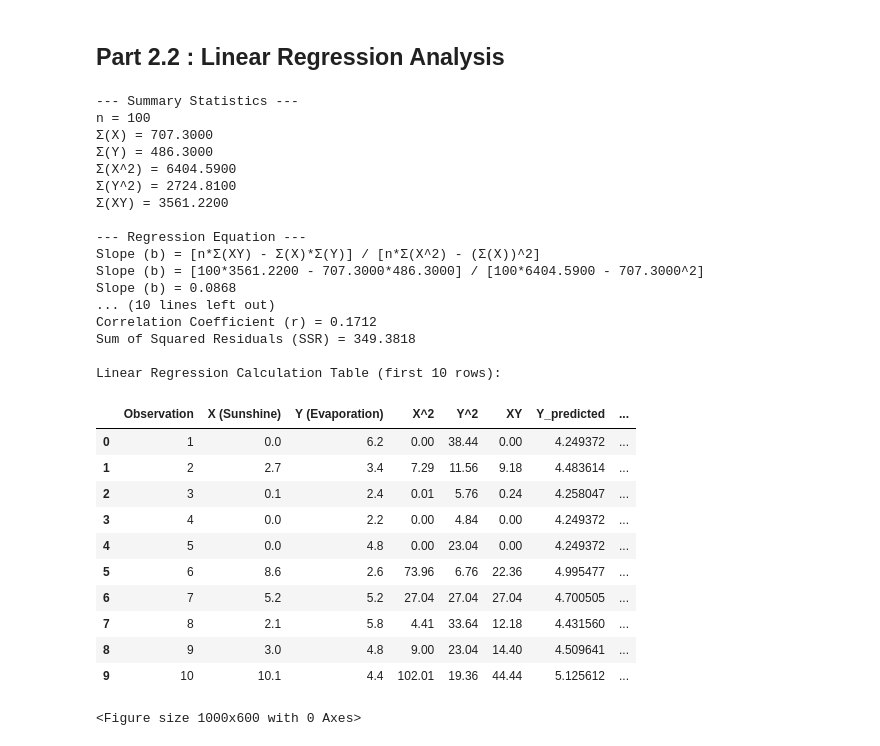
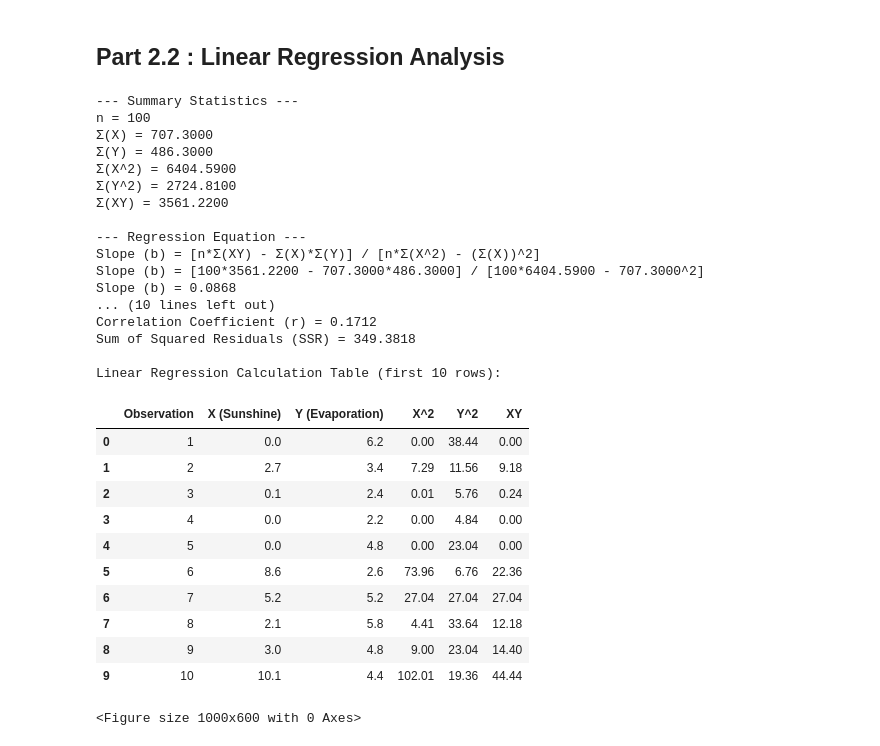
Before and after one commit to NotAlpha45/Statistics_Term_Paper, a Jupyter notebook: analysis.ipynb, the cells around one changed output. Drawn from its saved outputs; the diff is of its cells as text; code cells hidden in the pictures.

Commit message:
Refactor analysis notebook: remove unnecessary columns from regression table and export to Excel

```diff
--- a/analysis.ipynb
+++ b/analysis.ipynb
@@ -471,6 +471,9 @@ ss_total = ((regression_table['Y (Evaporation)'] - mean_y) ** 2).sum()
 ss_residual = regression_table['Residual^2'].sum()
 r_squared = 1 - (ss_residual / ss_total)
 
+# We only need these columns in the table
+regression_table = regression_table[['Observation', 'X (Sunshine)', 'Y (Evaporation)', 'X^2', 'Y^2', 'XY']]
+
 
 print(f"\n--- Summary Statistics ---")
 print(f"n = {n}")
@@ -489,41 +492,41 @@ print(f"Intercept (a) = {mean_y:.4f} - {slope:.4f}*{mean_x:.4f}")
 print(f"Intercept (a) = {intercept:.4f}")
 
 print(f"\n*** Regression Equation: Y = {intercept:.4f} + {slope:.4f}*X ***")
 print(f"*** Or: Evaporation = {intercept:.4f} + {slope:.4f}*Sunshine ***")
 
 print(f"\n--- Model Fit ---")
 print(f"R-squared (R²) = {r_squared:.4f}")
 print(f"Correlation Coefficient (r) = {np.sqrt(r_squared):.4f}")
 print(f"Sum of Squared Residuals (SSR) = {ss_residual:.4f}")
 
 print("\nLinear Regression Calculation Table (first 10 rows):")
 regression_table.head(10)
 # %% [output]
 --- Summary Statistics ---
 n = 100
 Σ(X) = 707.3000
 Σ(Y) = 486.3000
 Σ(X^2) = 6404.5900
 Σ(Y^2) = 2724.8100
 Σ(XY) = 3561.2200
 
 --- Regression Equation ---
 Slope (b) = [n*Σ(XY) - Σ(X)*Σ(Y)] / [n*Σ(X^2) - (Σ(X))^2]
 Slope (b) = [100*3561.2200 - 707.3000*486.3000] / [100*6404.5900 - 707.3000^2]
 Slope (b) = 0.0868
 ... (10 lines left out)
 Correlation Coefficient (r) = 0.1712
 Sum of Squared Residuals (SSR) = 349.3818
 
 Linear Regression Calculation Table (first 10 rows):
-|  | Observation | X (Sunshine) | Y (Evaporation) | X^2 | Y^2 | XY | Y_predicted | ... |
-| 0 | 1 | 0.0 | 6.2 | 0.00 | 38.44 | 0.00 | 4.249372 | ... |
-| 1 | 2 | 2.7 | 3.4 | 7.29 | 11.56 | 9.18 | 4.483614 | ... |
-| 2 | 3 | 0.1 | 2.4 | 0.01 | 5.76 | 0.24 | 4.258047 | ... |
-| 3 | 4 | 0.0 | 2.2 | 0.00 | 4.84 | 0.00 | 4.249372 | ... |
-| 4 | 5 | 0.0 | 4.8 | 0.00 | 23.04 | 0.00 | 4.249372 | ... |
-| 5 | 6 | 8.6 | 2.6 | 73.96 | 6.76 | 22.36 | 4.995477 | ... |
-| 6 | 7 | 5.2 | 5.2 | 27.04 | 27.04 | 27.04 | 4.700505 | ... |
-| 7 | 8 | 2.1 | 5.8 | 4.41 | 33.64 | 12.18 | 4.431560 | ... |
-| 8 | 9 | 3.0 | 4.8 | 9.00 | 23.04 | 14.40 | 4.509641 | ... |
-| 9 | 10 | 10.1 | 4.4 | 102.01 | 19.36 | 44.44 | 5.125612 | ... |
+|  | Observation | X (Sunshine) | Y (Evaporation) | X^2 | Y^2 | XY |
+| 0 | 1 | 0.0 | 6.2 | 0.00 | 38.44 | 0.00 |
+| 1 | 2 | 2.7 | 3.4 | 7.29 | 11.56 | 9.18 |
+| 2 | 3 | 0.1 | 2.4 | 0.01 | 5.76 | 0.24 |
+| 3 | 4 | 0.0 | 2.2 | 0.00 | 4.84 | 0.00 |
+| 4 | 5 | 0.0 | 4.8 | 0.00 | 23.04 | 0.00 |
+| 5 | 6 | 8.6 | 2.6 | 73.96 | 6.76 | 22.36 |
+| 6 | 7 | 5.2 | 5.2 | 27.04 | 27.04 | 27.04 |
+| 7 | 8 | 2.1 | 5.8 | 4.41 | 33.64 | 12.18 |
+| 8 | 9 | 3.0 | 4.8 | 9.00 | 23.04 | 14.40 |
+| 9 | 10 | 10.1 | 4.4 | 102.01 | 19.36 | 44.44 |
```
Also changed, not shown: parts of 1 cell of this notebook, 1 other file.
